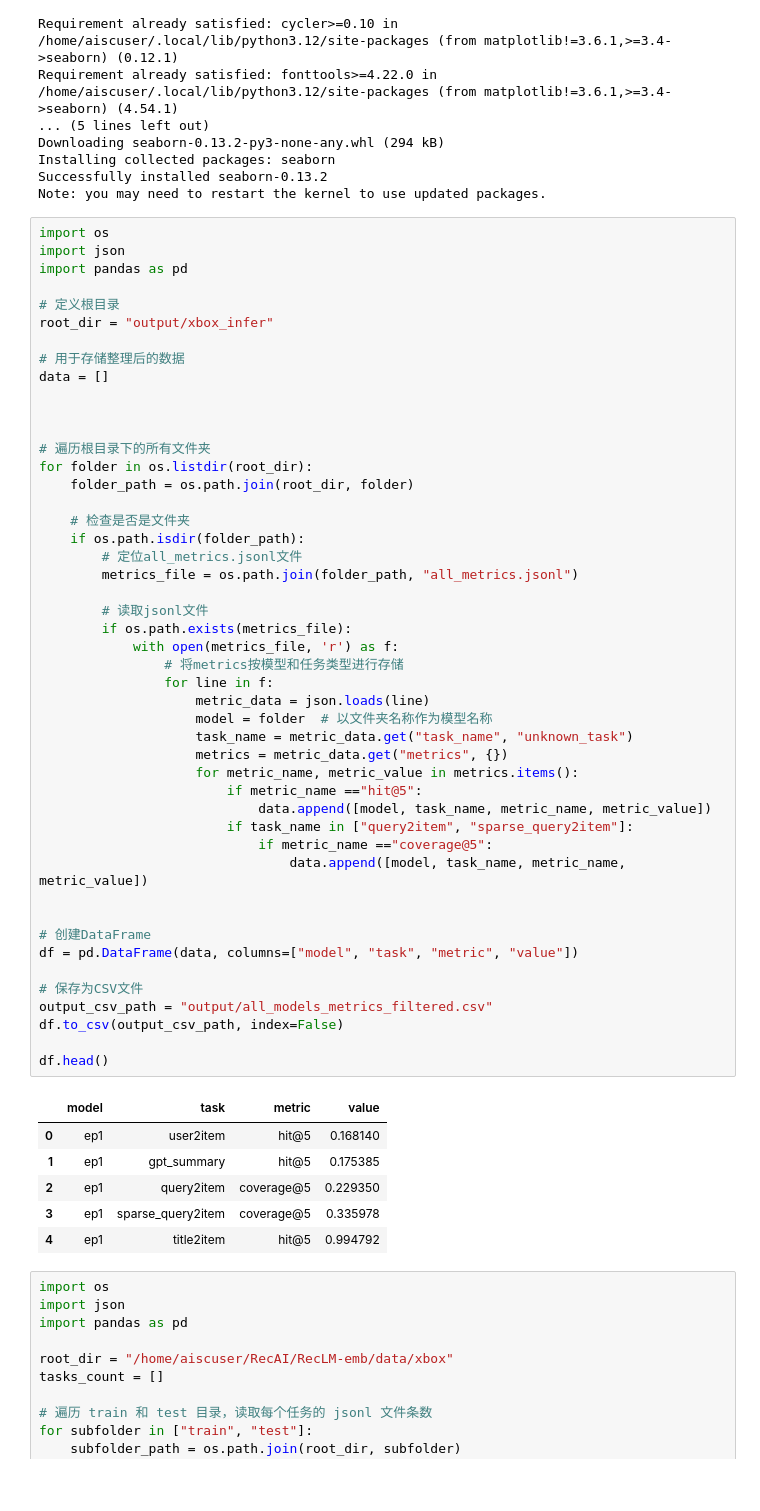
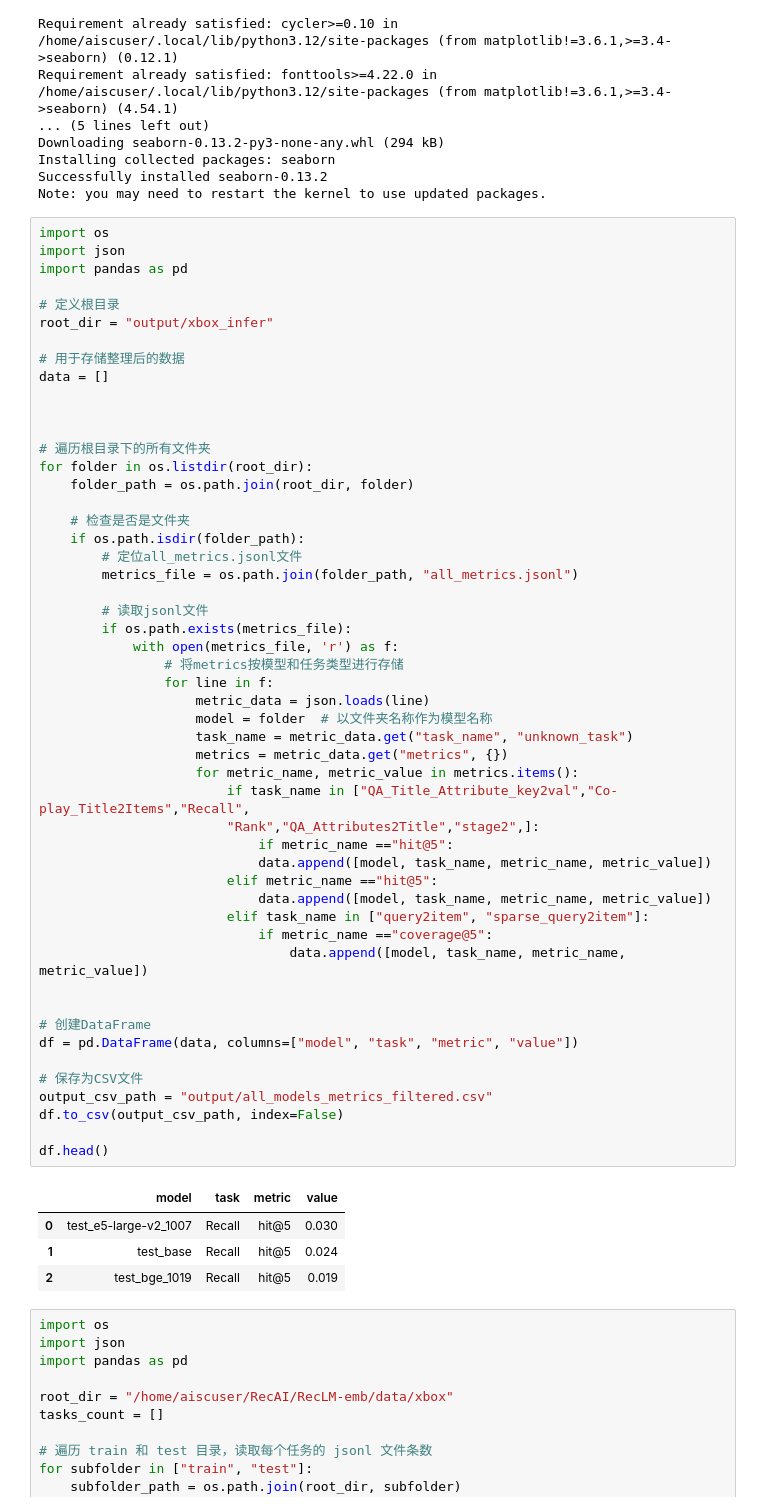
Before and after one commit to Yinita/RecAI, a Jupyter notebook: RecLM-emb/analysis.ipynb, the cells around one changed output. Drawn from its saved outputs; the diff is of its cells as text; blank space fills up the shorter version.

```diff
--- a/RecLM-emb/analysis.ipynb
+++ b/RecLM-emb/analysis.ipynb
@@ -38,40 +38,42 @@ for folder in os.listdir(root_dir):
     # 检查是否是文件夹
     if os.path.isdir(folder_path):
         # 定位all_metrics.jsonl文件
         metrics_file = os.path.join(folder_path, "all_metrics.jsonl")
 
         # 读取jsonl文件
         if os.path.exists(metrics_file):
             with open(metrics_file, 'r') as f:
                 # 将metrics按模型和任务类型进行存储
                 for line in f:
                     metric_data = json.loads(line)
                     model = folder  # 以文件夹名称作为模型名称
                     task_name = metric_data.get("task_name", "unknown_task")
                     metrics = metric_data.get("metrics", {})
                     for metric_name, metric_value in metrics.items():
-                        if metric_name =="hit@5":
+                        if task_name in ["QA_Title_Attribute_key2val","Co-play_Title2Items","Recall",
+                        "Rank","QA_Attributes2Title","stage2",]:
+                            if metric_name =="hit@5":
                             data.append([model, task_name, metric_name, metric_value])
-                        if task_name in ["query2item", "sparse_query2item"]:
+                        elif metric_name =="hit@5":
+                            data.append([model, task_name, metric_name, metric_value])
+                        elif task_name in ["query2item", "sparse_query2item"]:
                             if metric_name =="coverage@5":
                                 data.append([model, task_name, metric_name, metric_value])
 
 
 # 创建DataFrame
 df = pd.DataFrame(data, columns=["model", "task", "metric", "value"])
 
 # 保存为CSV文件
 output_csv_path = "output/all_models_metrics_filtered.csv"
 df.to_csv(output_csv_path, index=False)
 
 df.head()
 # %% [output]
 |  | model | task | metric | value |
-| 0 | ep1 | user2item | hit@5 | 0.168140 |
-| 1 | ep1 | gpt_summary | hit@5 | 0.175385 |
-| 2 | ep1 | query2item | coverage@5 | 0.229350 |
-| 3 | ep1 | sparse_query2item | coverage@5 | 0.335978 |
-| 4 | ep1 | title2item | hit@5 | 0.994792 |
+| 0 | test_e5-large-v2_1007 | Recall | hit@5 | 0.030 |
+| 1 | test_base | Recall | hit@5 | 0.024 |
+| 2 | test_bge_1019 | Recall | hit@5 | 0.019 |
 # %%
 import os
 import json
```
Also changed, not shown: 5 other files.
